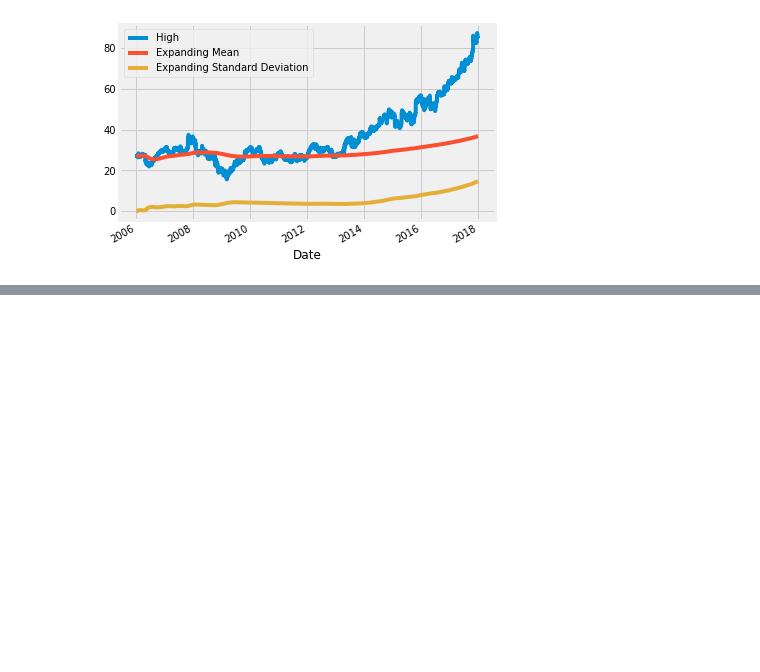
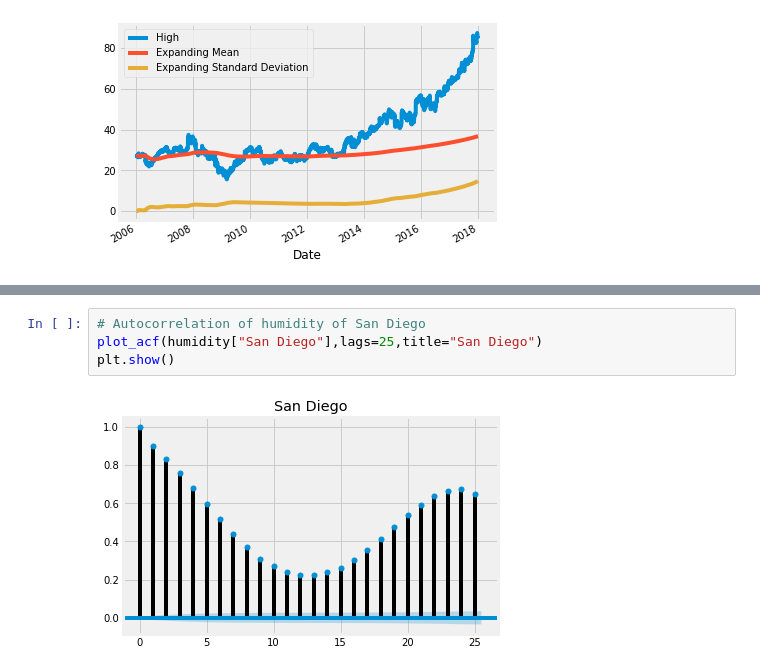
Before and after one commit to zxzxk0/AI, a Jupyter notebook: Everything you can do with a time series.ipynb, the cells around one changed output, grey strips where cells are left out. Cells and saved outputs as stored; diff of their text form; blank space fills up the shorter version.

```diff
--- a/Everything you can do with a time series.ipynb
+++ b/Everything you can do with a time series.ipynb
@@ -297,0 +353,6 @@ plt.show()
+# %%
+# Autocorrelation of humidity of San Diego
+plot_acf(humidity["San Diego"],lags=25,title="San Diego")
+plt.show()
+# %% [output]
+[figure, added]
```
Also changed, not shown: parts of 34 cells of this notebook.
